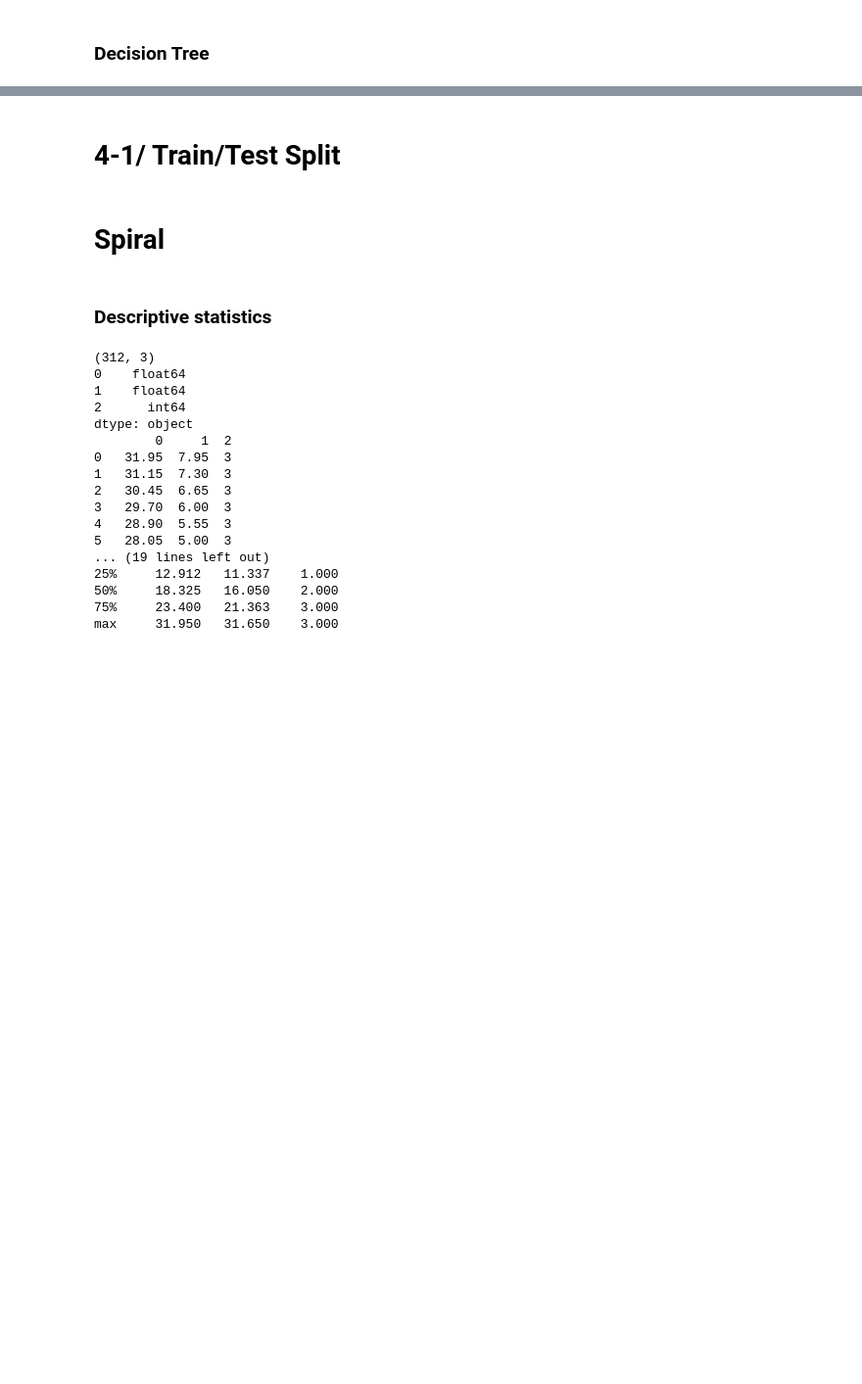
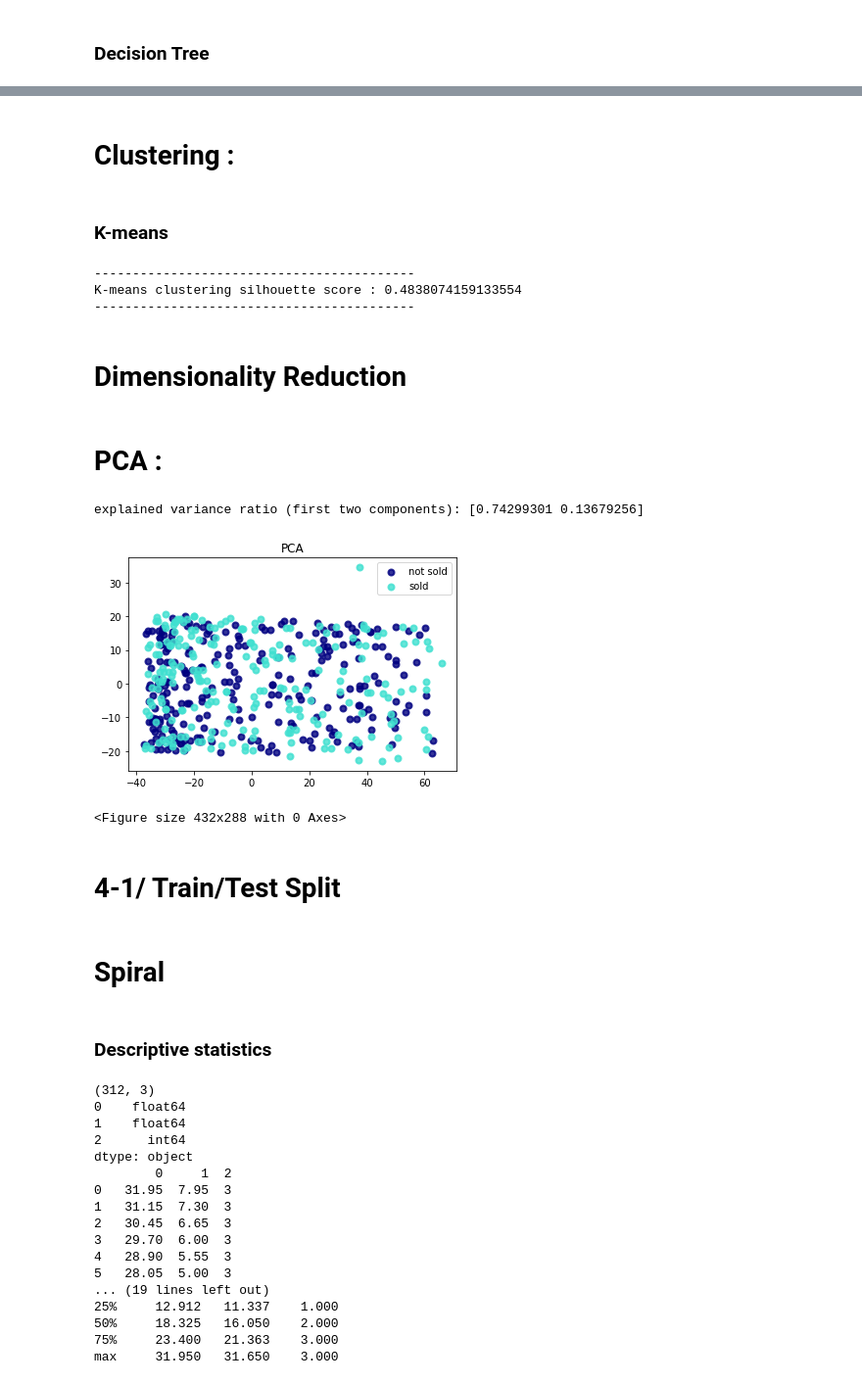
Before and after one commit to SeyfGoumeida/House_Price, a Jupyter notebook: Projet_dataScience_1_M1_2021.ipynb, the cells around one changed output, grey strips where cells are left out. Shown: that part at 98% size. Drawn from its saved outputs; the diff is of its cells as text; code cells hidden in the pictures; blank space fills up the shorter version.

Commit message:
[ADD] bagging, neural network classifier, Perceptron, Adaboost,gradientboost,Dementionnality reduction,...

```diff
--- a/Projet_dataScience_1_M1_2021.ipynb
+++ b/Projet_dataScience_1_M1_2021.ipynb
@@ -449,3 +595,45 @@ Decision Tree score : 0.6020408163265306
+# %% [markdown]
+# Clustering :
+# %% [markdown]
+### K-means
+# %%
+from sklearn.cluster import KMeans
+from sklearn.metrics import silhouette_score
+model = KMeans(n_clusters=2).fit(X)
+print("------------------------------------------")
+print("K-means clustering silhouette score :",silhouette_score(X, model.labels_))
+print("------------------------------------------")
+# %% [output]
+------------------------------------------
+K-means clustering silhouette score : 0.4838074159133554
+------------------------------------------
+# %% [markdown]
+# Dimensionality Reduction
+# %% [markdown]
+# PCA :
+# %%
+import matplotlib.pyplot as plt
+from sklearn.decomposition import PCA
+target_names = ["not sold","sold"]
+pca = PCA(n_components=2)
+X_r = pca.fit(X).transform(X)
+# Percentage of variance explained for each components
+print('explained variance ratio (first two components): %s'
+      % str(pca.explained_variance_ratio_))
+plt.figure()
+colors = ['navy', 'turquoise']
+lw = 2
+for color, i, target_name in zip(colors, [0, 1], target_names):
+    plt.scatter(X_r[y == i, 0], X_r[y == i, 1], color=color, alpha=.8, lw=lw,
+                label=target_name)
+plt.legend(loc='best', shadow=False, scatterpoints=1)
+plt.title('PCA')
+plt.figure()
+plt.show()
+# %% [output]
+explained variance ratio (first two components): [0.74299301 0.13679256]
+[figure, added]
+<Figure size 432x288 with 0 Axes>
 # %% [markdown]
 # 4-1/ Train/Test Split
 # %%
```
Also changed, not shown: parts of 26 cells of this notebook.
